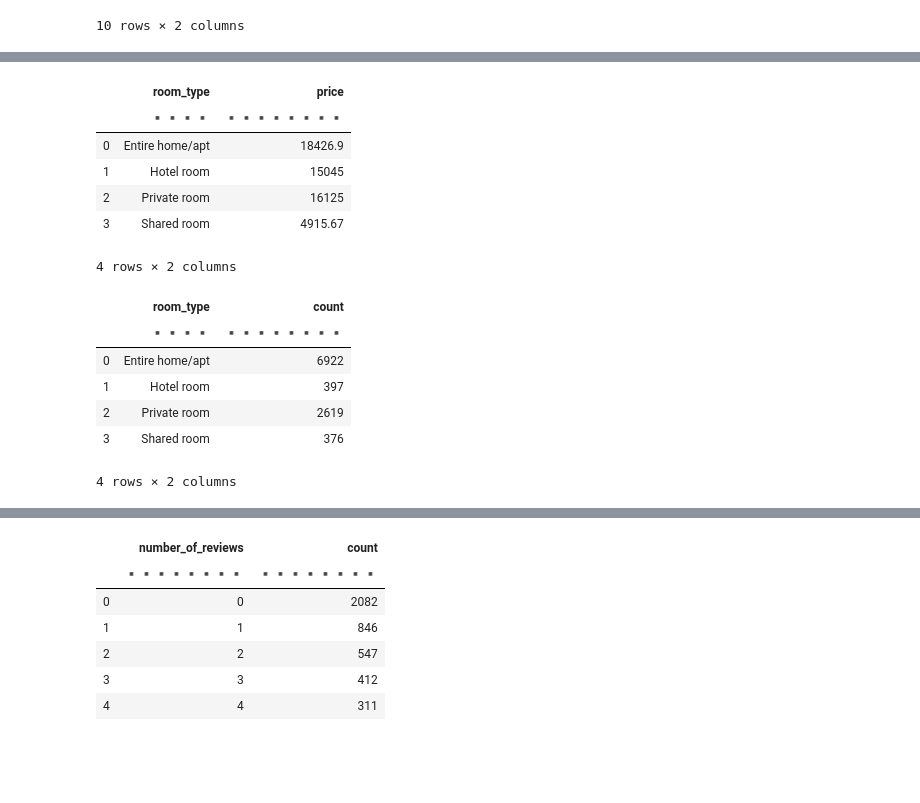
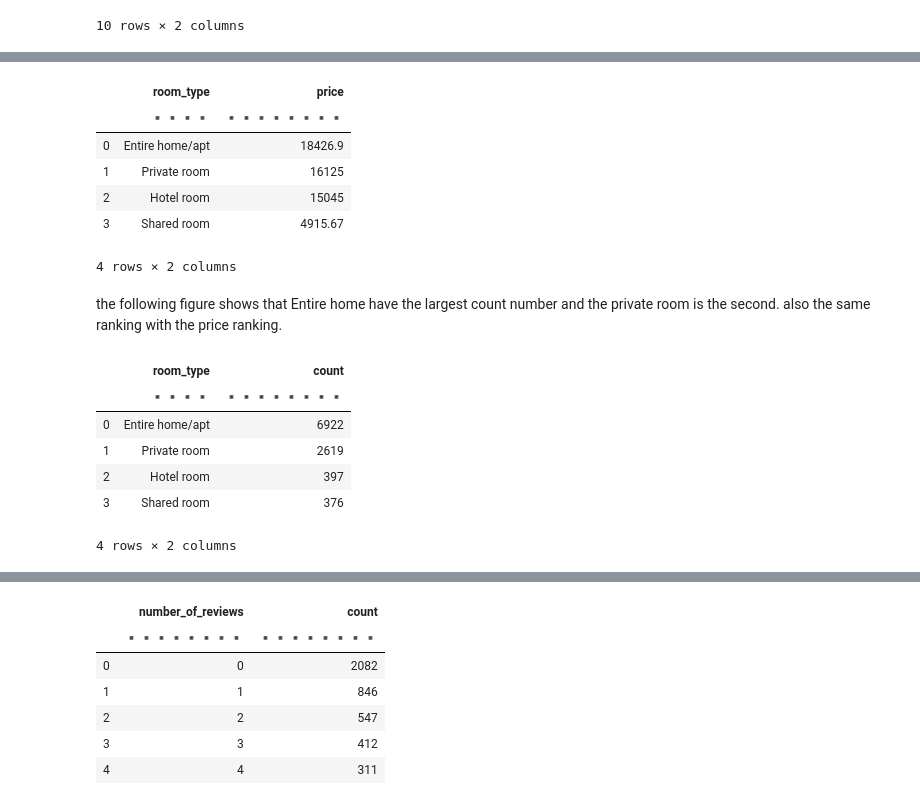
Before and after one commit to allhanz/AirBNB_data_analysis, a Jupyter notebook: data_analysis.ipynb, the cells around one changed output, grey strips where cells are left out. Drawn from its saved outputs; the diff is of its cells as text; code cells hidden in the pictures; blank space fills up the shorter version.

```diff
--- a/data_analysis.ipynb
+++ b/data_analysis.ipynb
@@ -420,21 +405,26 @@ plot_data(neigh_count_sorted,"neighbourhood","count")
 # %%
 ave_price_per_type=tokyo_listings_dt[:,mean(f.price),by(f.room_type)]
-ave_price_per_type
+ave_price_per_type_sorted=ave_price_per_type[:,:,sort(-f.price)]
+ave_price_per_type_sorted
 # %% [output]
 |  | room_type | price |
 |  | ▪▪▪▪ | ▪▪▪▪▪▪▪▪ |
 | 0 | Entire home/apt | 18426.9 |
-| 1 | Hotel room | 15045 |
-| 2 | Private room | 16125 |
+| 1 | Private room | 16125 |
+| 2 | Hotel room | 15045 |
 | 3 | Shared room | 4915.67 |
 4 rows × 2 columns
+# %% [markdown]
+the following figure shows that Entire home have the largest count number and the private room is the second. also the same ranking with the price ranking.
 # %%
-tokyo_listings_dt[:,count(),by(f.room_type)]
+room_count_per_type=tokyo_listings_dt[:,count(),by(f.room_type)]
+room_count_per_type_sorted=room_count_per_type[:,:,sort(-f.count)]
+room_count_per_type_sorted
 # %% [output]
 |  | room_type | count |
 |  | ▪▪▪▪ | ▪▪▪▪▪▪▪▪ |
 | 0 | Entire home/apt | 6922 |
-| 1 | Hotel room | 397 |
-| 2 | Private room | 2619 |
+| 1 | Private room | 2619 |
+| 2 | Hotel room | 397 |
 | 3 | Shared room | 376 |
 4 rows × 2 columns
```
Also changed, not shown: parts of 45 cells of this notebook, 10 other files.
